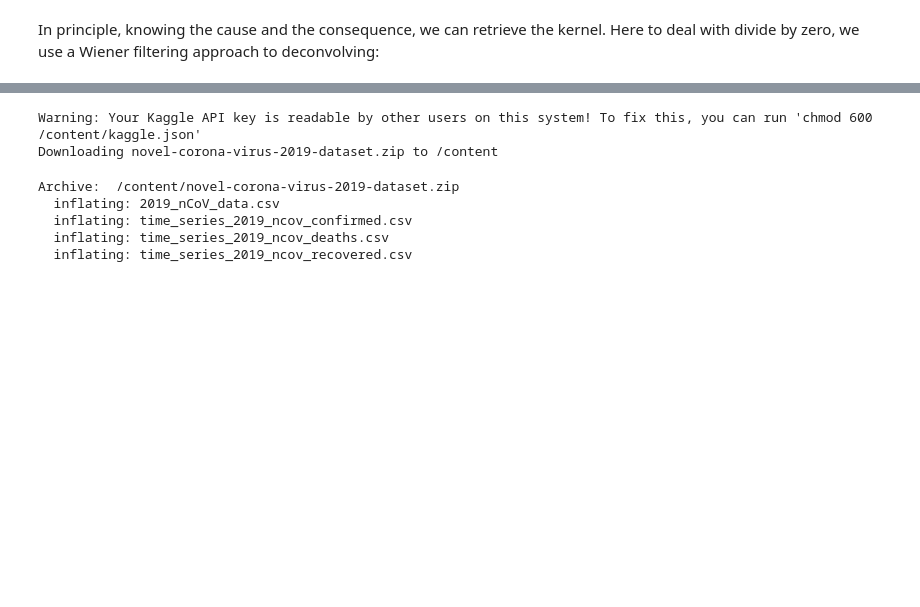
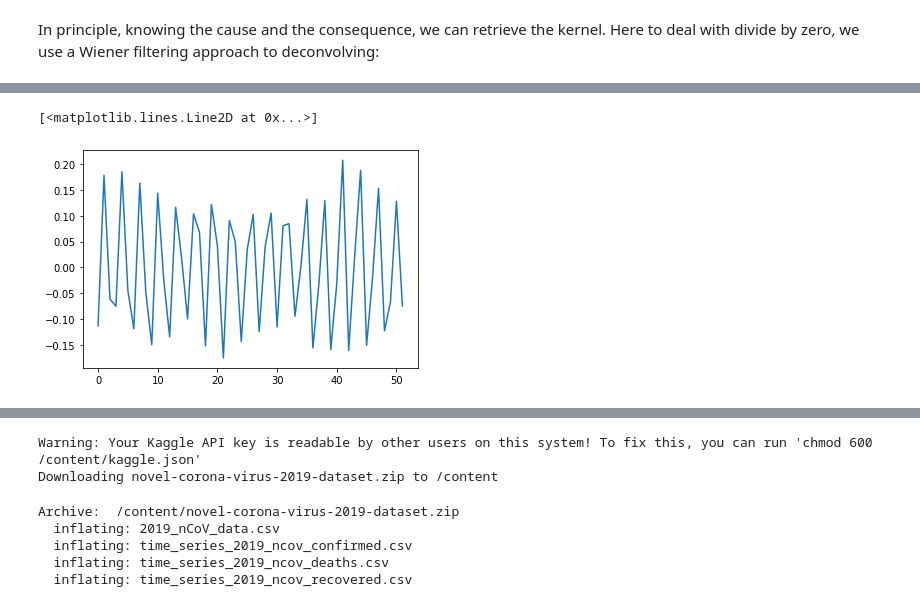
Before and after one commit to fredericpoitevin/tseries-deconvolution, a Jupyter notebook: Deconvolving_causal_time_series.ipynb, the cells around one changed output, grey strips where cells are left out. Cells and saved outputs as stored; diff of their text form; code cells hidden in the pictures; blank space fills up the shorter version.

```diff
--- a/Deconvolving_causal_time_series.ipynb
+++ b/Deconvolving_causal_time_series.ipynb
@@ -55,0 +86,5 @@ we do our analysis after having imported the data from kaggle
+# %%
+plt.plot(k_recovered)
+# %% [output]
+[<matplotlib.lines.Line2D at 0x...>]
+[figure, added]
```
Also changed, not shown: parts of 14 cells of this notebook.
